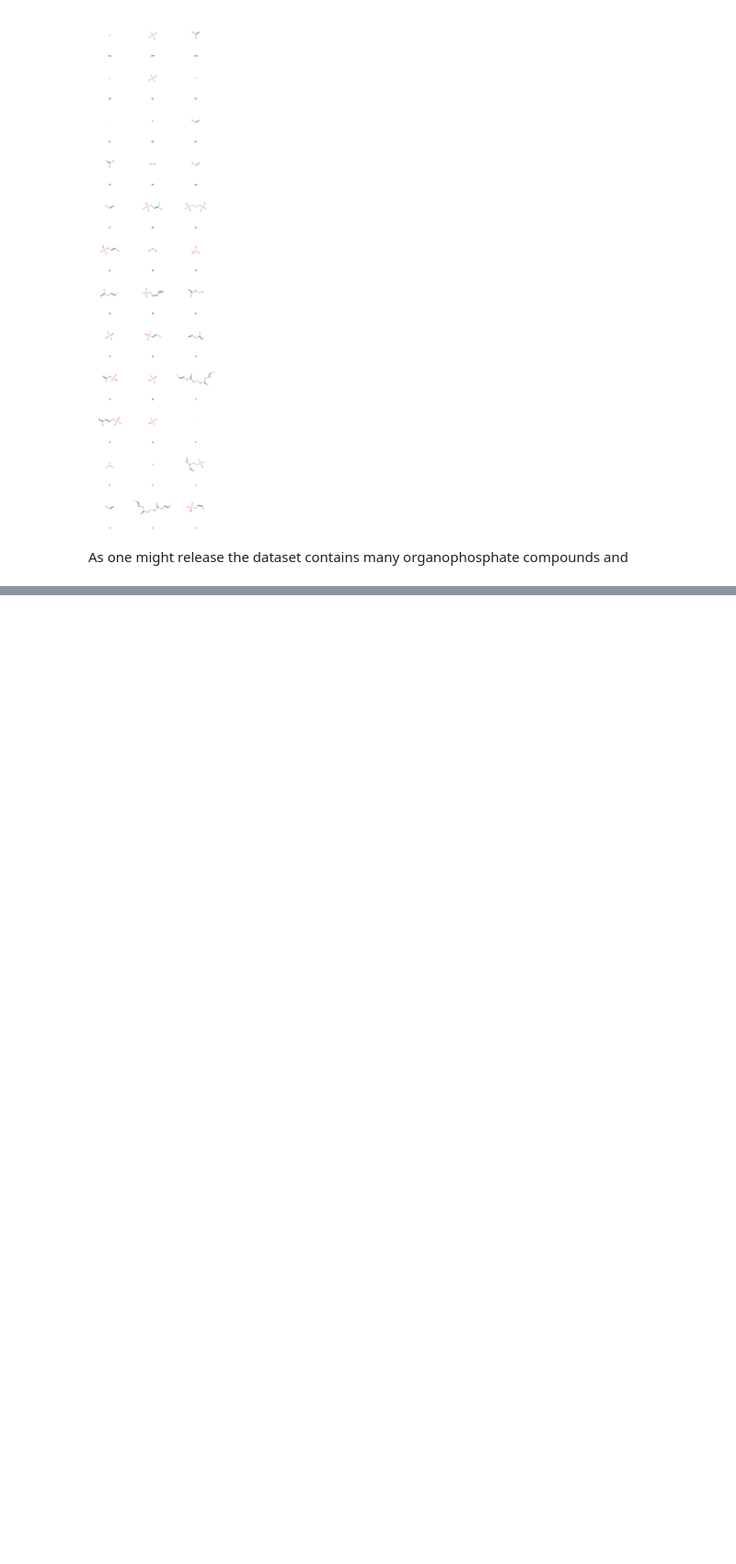
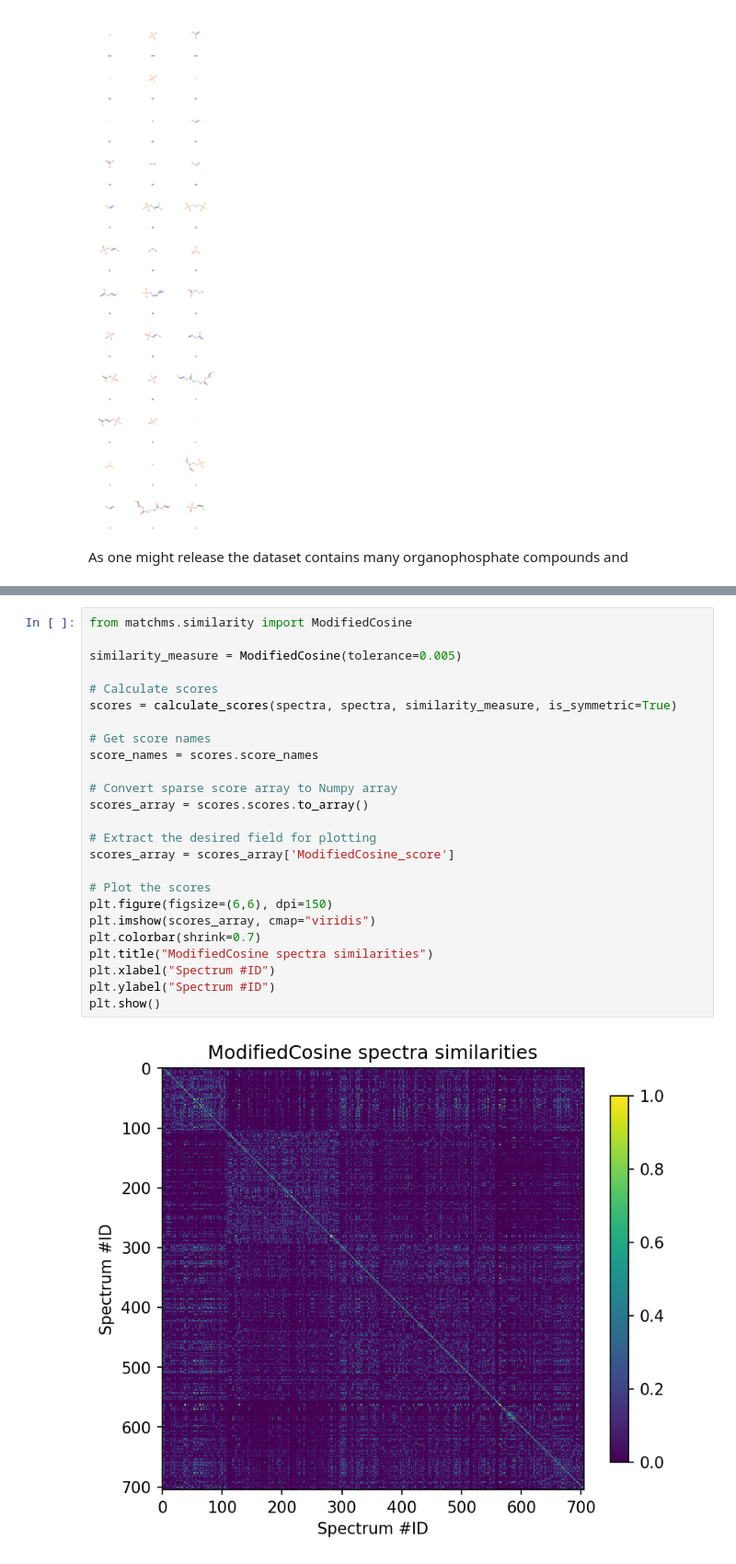
Before and after one commit to vdhooftcompmet/MS2LDA, a Jupyter notebook: notebooks/Pos_ACHE_Inhibitors_dataset.ipynb, the cells around one changed output, grey strips where cells are left out. Shown at 92% size. Cells and saved outputs as stored; diff of their text form; blank space fills up the shorter version.

```diff
--- a/notebooks/Pos_ACHE_Inhibitors_dataset.ipynb
+++ b/notebooks/Pos_ACHE_Inhibitors_dataset.ipynb
@@ -162,0 +276,27 @@ As one might release the dataset contains many organophosphate compounds and
+# %%
+from matchms.similarity import ModifiedCosine
+
+similarity_measure = ModifiedCosine(tolerance=0.005)
+
+# Calculate scores
+scores = calculate_scores(spectra, spectra, similarity_measure, is_symmetric=True)
+
+# Get score names
+score_names = scores.score_names
+
+# Convert sparse score array to Numpy array
+scores_array = scores.scores.to_array()
+
+# Extract the desired field for plotting
+scores_array = scores_array['ModifiedCosine_score']
+
+# Plot the scores
+plt.figure(figsize=(6,6), dpi=150)
+plt.imshow(scores_array, cmap="viridis")
+plt.colorbar(shrink=0.7)
+plt.title("ModifiedCosine spectra similarities")
+plt.xlabel("Spectrum #ID")
+plt.ylabel("Spectrum #ID")
+plt.show()
+# %% [output]
+[figure, added]
```
Also changed, not shown: parts of 13 cells of this notebook, 3 other files.
